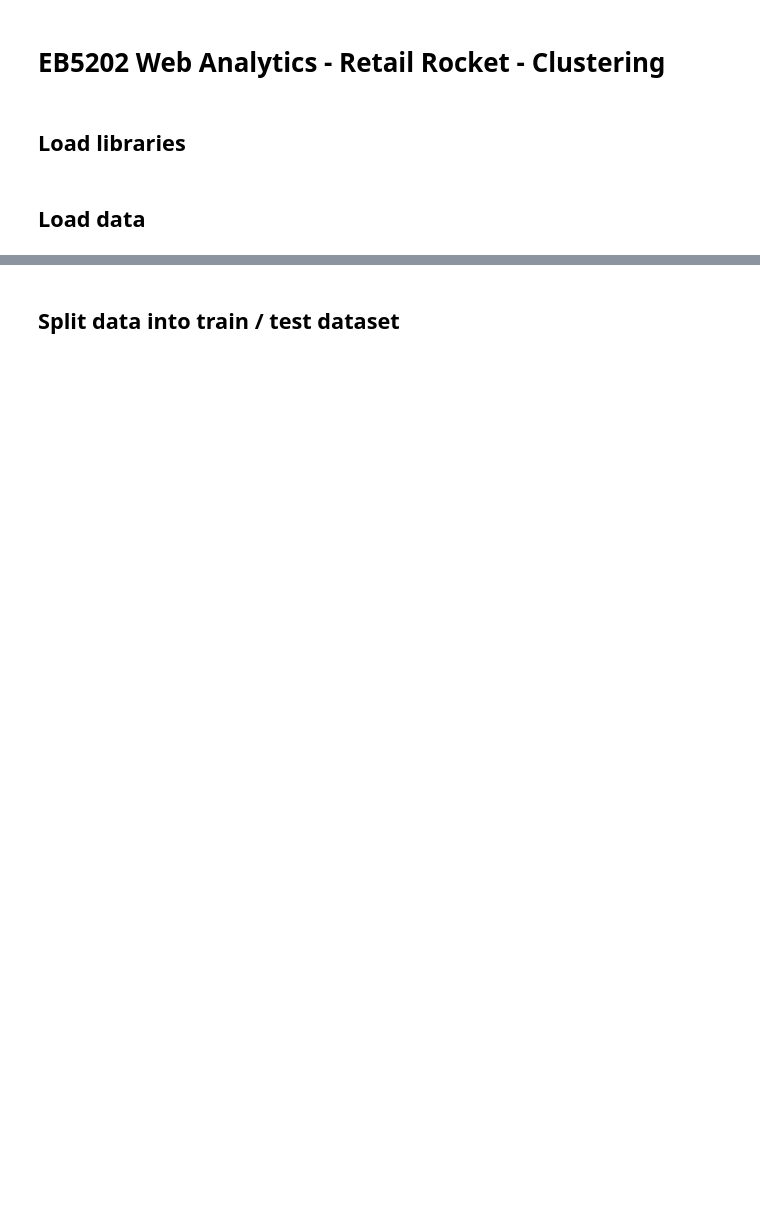
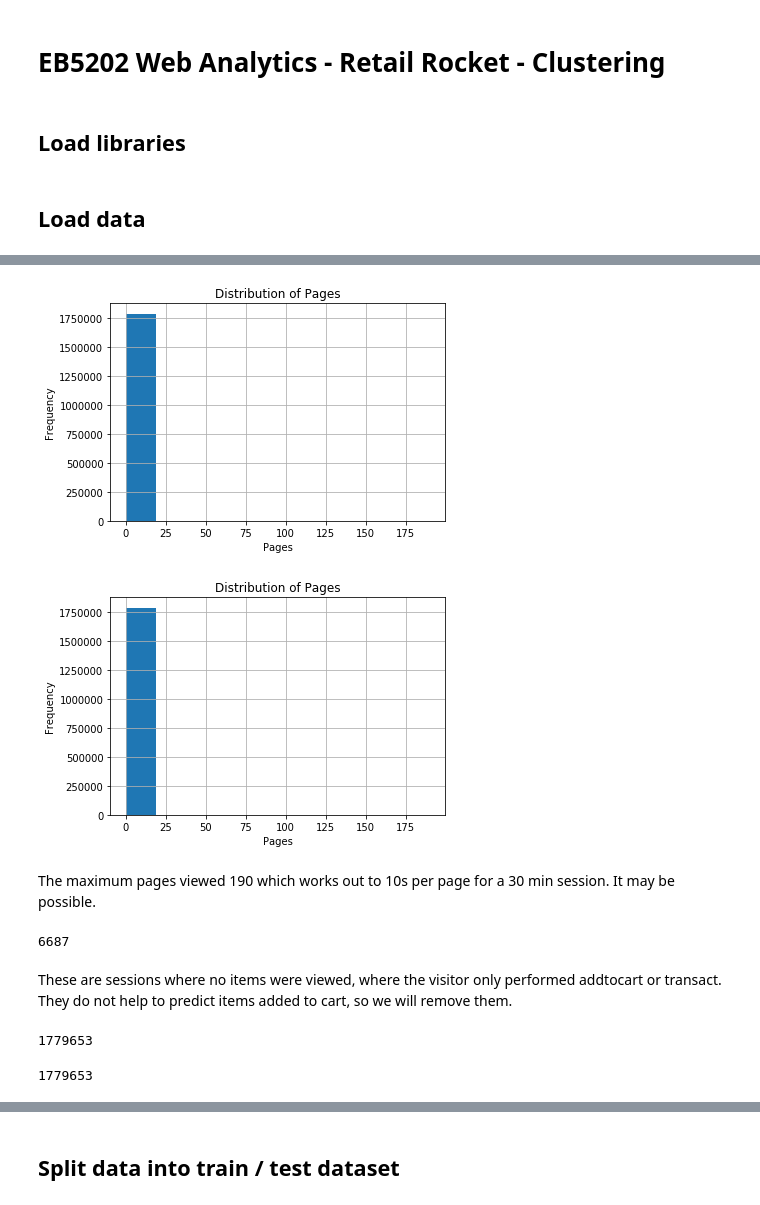
Before and after one commit to tkokkeng/EB5202-RetailRocket, a Jupyter notebook: retailrocket-clustering.ipynb, the cells around one changed output, grey strips where cells are left out. Drawn from its saved outputs; the diff is of its cells as text; code cells hidden in the pictures; blank space fills up the shorter version.

```diff
--- a/retailrocket-clustering.ipynb
+++ b/retailrocket-clustering.ipynb
@@ -180,0 +17,2 @@ sessions_df.to_pickle(os.path.join('data', 'sessions_temp.pkl'))
+# %%
+sessions_df = pd.read_pickle(os.path.join('data','sessions_newfeatures.pkl'))
@@ -180,0 +59,3 @@ sessions_df.to_pickle(os.path.join('data', 'sessions_temp.pkl'))
+# %%
+# Convert page time to secs
+sessions_df.loc[:, 'pagetime'] = sessions_df.loc[:, 'pagetime'].map(pd.Timedelta.total_seconds)
@@ -180,0 +83,23 @@ sessions_df.to_pickle(os.path.join('data', 'sessions_temp.pkl'))
+# %%
+sessions_df['pages'].hist(bins=10)
+plt.title('Distribution of Pages')
+plt.xlabel('Pages')
+plt.ylabel('Frequency')
+plt.show()
+# %% [output]
+[figure, added]
+[figure, added]
+# %% [markdown]
+The maximum pages viewed 190 which works out to 10s per page for a 30 min session. It may be possible.
+# %%
+len(sessions_df.loc[sessions_df['pages'] == 0, :])
+# %% [output]
+6687
+# %% [markdown]
+These are sessions where no items were viewed, where the visitor only performed addtocart or transact. They do not help to predict items added to cart, so we will remove them.
+# %%
+sessions_df.drop(sessions_df.index[sessions_df['pages'] == 0], inplace=True)
+len(sessions_df)
+# %% [output]
+1779653
+1779653
```
Also changed, not shown: parts of 88 cells of this notebook, 2 other files.
